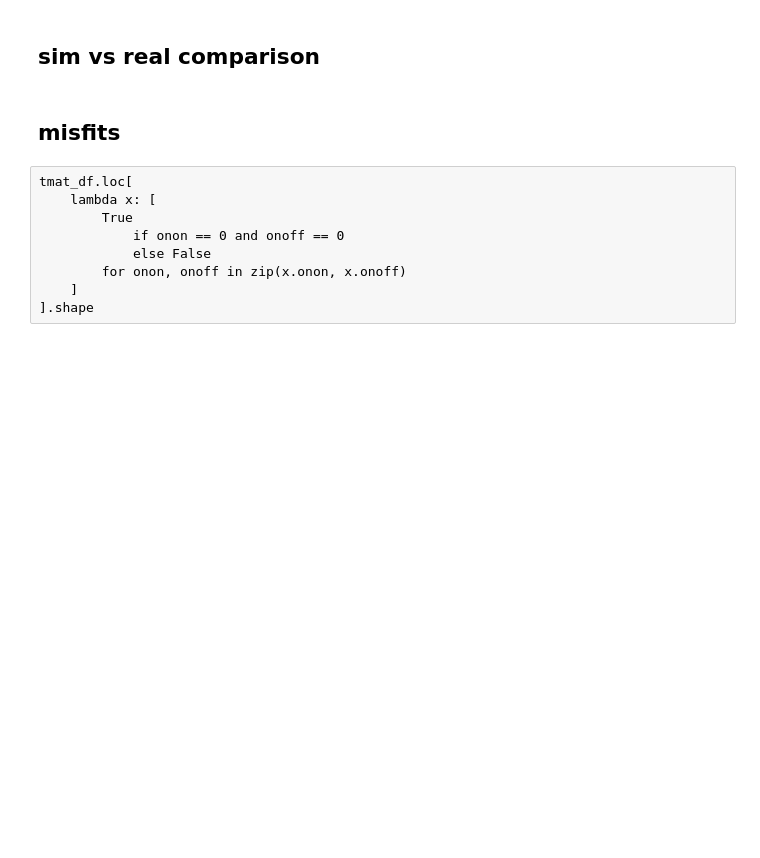
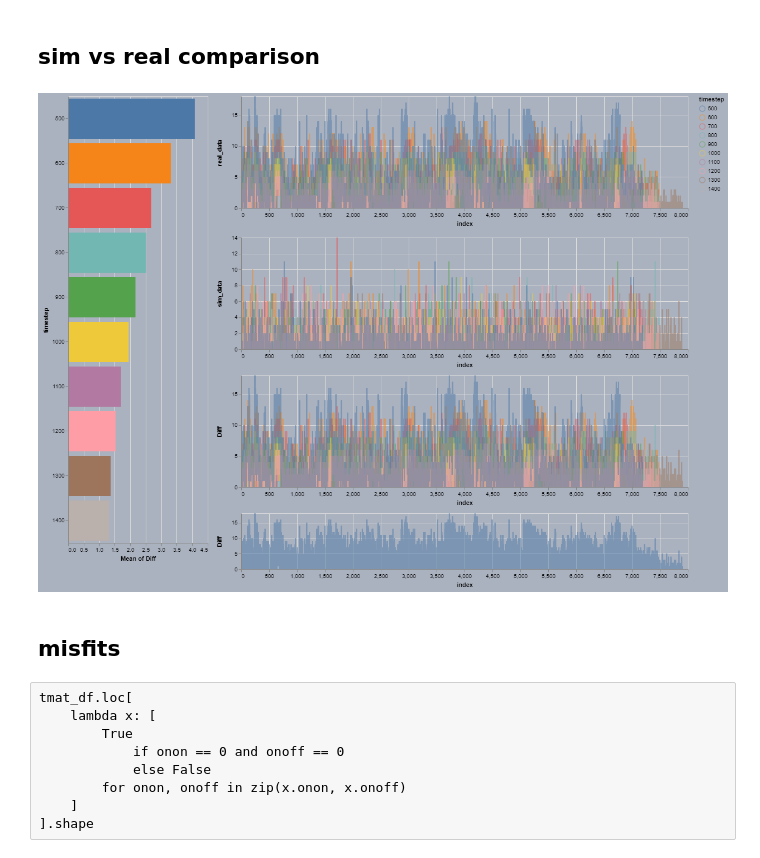
Before and after one commit to tjbergst/data-parsing, a Jupyter notebook: occupancy-prediction.ipynb, the cells around one changed output. Cells and saved outputs as stored; diff of their text form; code cells hidden in the pictures; blank space fills up the shorter version.

Commit message:
ugpraded interactive chart, cleaned up iterate methods

```diff
--- a/occupancy-prediction.ipynb
+++ b/occupancy-prediction.ipynb
@@ -248,7 +248,7 @@ class OccupancyPredictor:
                     timestep = timestep,
                     timeunit = timeunit
                 )
-                .eval('diff = sim_data - real_data')
+                .eval('Diff = sim_data - real_data')
             )
 
             df_dict[timeunit] = comp_df
@@ -286,9 +286,9 @@ class OccupancyPredictor:
                     real_data = lambda x: x.real_data.astype('int'),
                     sim_data = lambda x: x.sim_data.astype('int'),
                     timestep = timestep,
-                    timeunit = timeunit
+                    timeunit = timeunit,
+                    Diff = lambda x: np.abs(x.sim_data - x.real_data)
                 )
-                .eval('diff = sim_data - real_data')
             )
 
             df_dict[timestep] = comp_df
@@ -311,7 +311,7 @@ class OccupancyPredictor:
             self
             .comp_stats_df
             .groupby(self.iter_var)
-            .diff
+            .Diff
             .mean()
             .rename('mean_diff')
             .to_frame()
@@ -327,7 +327,7 @@ class OccupancyPredictor:
             ).mark_circle(
             ).encode(
                 alt.X(f'{self.iter_var}:N'),
-                alt.Y('mean(diff):Q')
+                alt.Y('mean(Diff):Q')
             ).properties(
                 title=f'mean difference by {self.iter_var}'
             ).configure(
@@ -417,39 +494,78 @@ OP.plot_mean_differences()
 # %% [markdown]
 ## sim vs real comparison
 # %%
+#----------------------- bar chart -----------------------
+sel_iter_var = alt.selection_single(encodings=['y'])
+
+bar_chart = alt.Chart(
+    OP.full_comp_df.sample(frac=0.1),
+    width=250,
+    height=800
+).mark_bar(
+).encode(
+    alt.X('mean(Diff):Q'),
+    alt.Y(f'{OP.iter_var}:N'),
+    color=alt.condition(
+        sel_iter_var,
+        f'{OP.iter_var}:N',
+        alt.value('#96989b'),
+        legend=None
+    )
+).add_selection(
+    sel_iter_var
+)
+#.configure(background='#abb2bf')
+
+
+#----------------------- signals -----------------------
+
 x_scaler = alt.selection_interval(encodings=['x'])
 
 base = alt.Chart(
     OP.full_comp_df.reset_index().sample(frac=0.5),
     height=200,
     width=800
-#).transform_filter(
-#    x_scaler
+).transform_filter(
+    sel_iter_var
 ).mark_line(
     opacity=0.5
 ).encode(
     alt.X('index:Q', scale={'domain': x_scaler.ref()}),
     #alt.Y('real_data:Q')
 )
 
 layered = alt.vconcat(
     base.encode(
         alt.Y('real_data:Q'),
-        color=alt.value('#4286f4') # blue
+        #color=alt.value('#4286f4') # blue
+        color=f'{OP.iter_var}:N'
     ).transform_filter(x_scaler),
     base.encode(
         alt.Y('sim_data:Q'),
-        color=alt.value('#41f470') # green
+        #color=alt.value('#41f470') # green
+        color=f'{OP.iter_var}:N'
     ).transform_filter(x_scaler),
     base.encode(
-        alt.Y('diff:Q'),
-        color=alt.value('#f44141') # red
+        alt.Y('Diff:Q'),
+        #color=alt.value('#f44141') # red
+        color=f'{OP.iter_var}:N'
     ).transform_filter(x_scaler),
 )
 
-wide = base.encode(alt.Y('diff:Q')).add_selection(x_scaler).properties(height=100)
+wide = base.encode(alt.Y('Diff:Q')).add_selection(x_scaler).properties(height=100)
 
-alt.vconcat(layered, wide, background='#abb2bf')
+signal_concat = alt.vconcat(
+    layered,
+    wide
+)
+
+alt.hconcat(
+    bar_chart,
+    signal_concat,
+    background='#abb2bf'
+)
+# %% [output]
+[figure, added]
 # %% [markdown]
 ## misfits
 # %% [raw]
```
Also changed, not shown: parts of 7 cells of this notebook.
